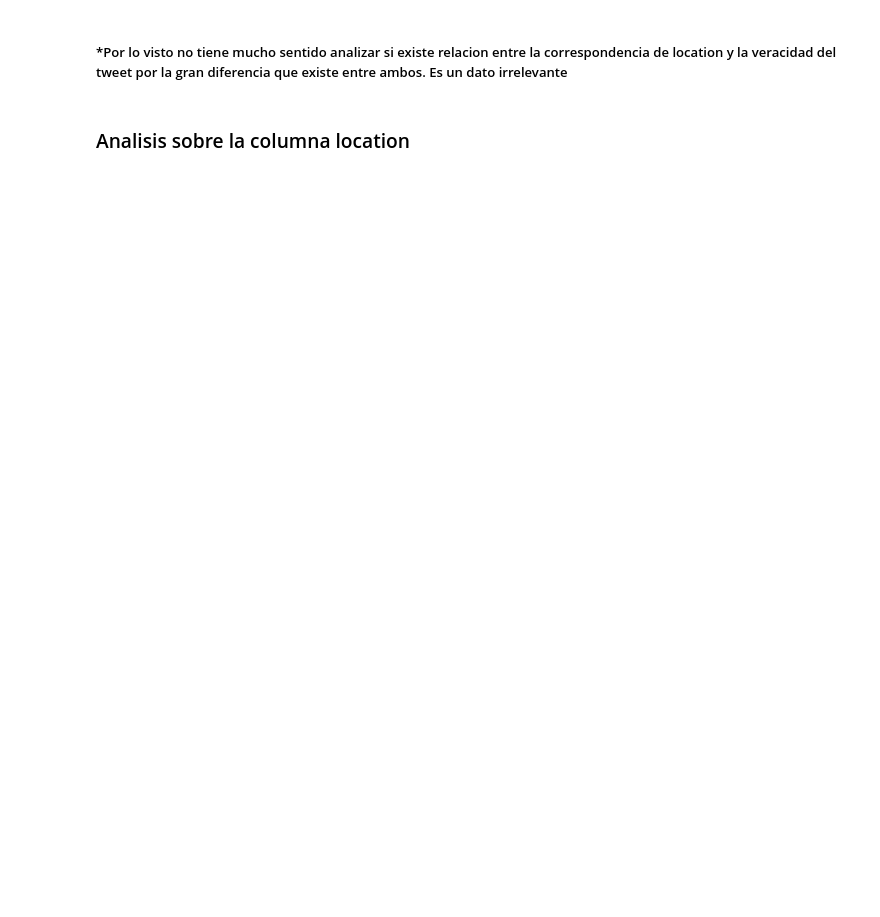
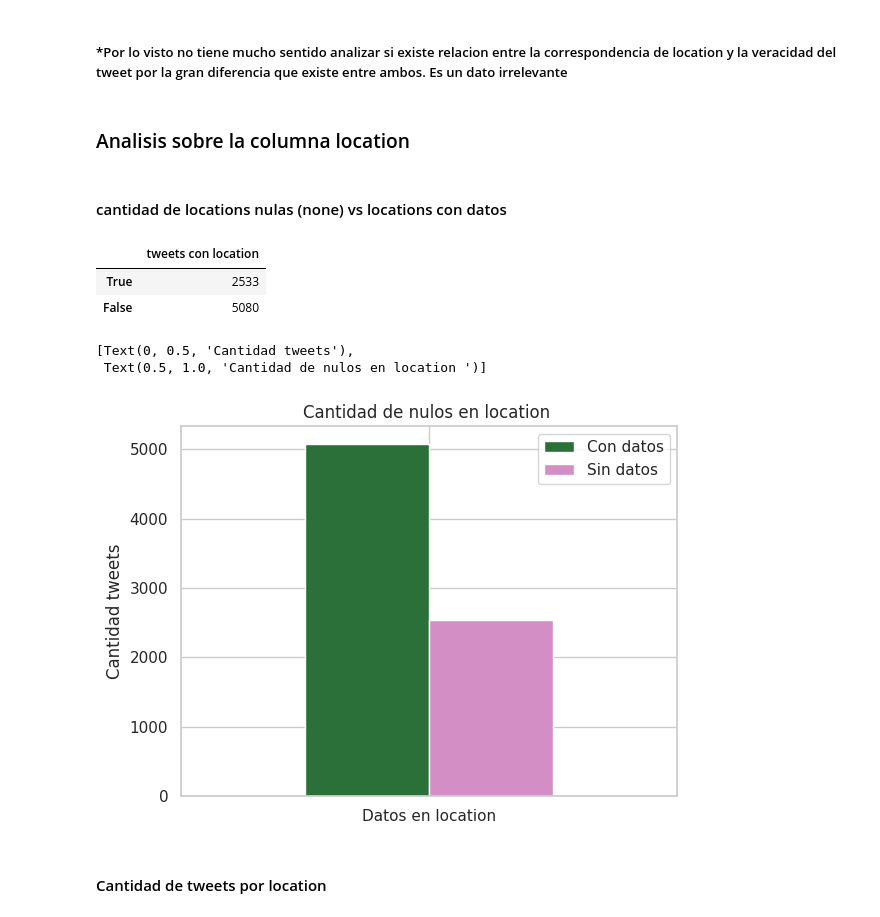
Before and after one commit to vnbarr/75.06-Datos, a Jupyter notebook: notebooks/TP1.ipynb, the cells around one changed output. Drawn from its saved outputs; the diff is of its cells as text; code cells hidden in the pictures; blank space fills up the shorter version.

```diff
--- a/notebooks/TP1.ipynb
+++ b/notebooks/TP1.ipynb
@@ -506,6 +656,29 @@ g.set(title = 'Correspondencia de location y su existencia en el texto*',ylabel=
 ##### *Por lo visto no tiene mucho sentido analizar si existe relacion entre la correspondencia de location y la veracidad del tweet por la gran diferencia que existe entre ambos. Es un dato irrelevante
 # %% [markdown]
 ### Analisis sobre la columna location
+# %% [markdown]
+#### cantidad de locations nulas (none) vs locations con datos
+# %%
+locations_none = (tweets['location']=='None').value_counts().iloc[::-1]
+locations_none = locations_none.to_frame()
+
+locations_none.rename(columns={'location': 'tweet con location'})
+# %% [output]
+|  | tweets con location |
+| True | 2533 |
+| False | 5080 |
+# %%
+
+locations_none = locations_none.rename(columns={'location': 'Datos en location'}, index={True: 'Sin datos',False:'Con datos'})
+locations_none = pd.pivot_table(locations_none, values='Datos en location',columns=['Sin datos','Con datos'])
+g = locations_none.plot.bar(rot = 0,cmap=cubehelix_map,use_index =True)
+g.set(title = 'Cantidad de nulos en location ',ylabel='Cantidad tweets')
+# %% [output]
+[Text(0, 0.5, 'Cantidad tweets'),
+ Text(0.5, 1.0, 'Cantidad de nulos en location ')]
+[figure, added]
+# %% [markdown]
+#### Cantidad de tweets por location
 # %%
 location_bar_true = tweets[(tweets["target"] == 0)&(tweets["location"]!= 'None')]['location'].value_counts()
 location_bar_false = tweets[(tweets["target"] == 1)&(tweets["location"]!= 'None')]['location'].value_counts()
```
Also changed, not shown: parts of 30 cells of this notebook.
